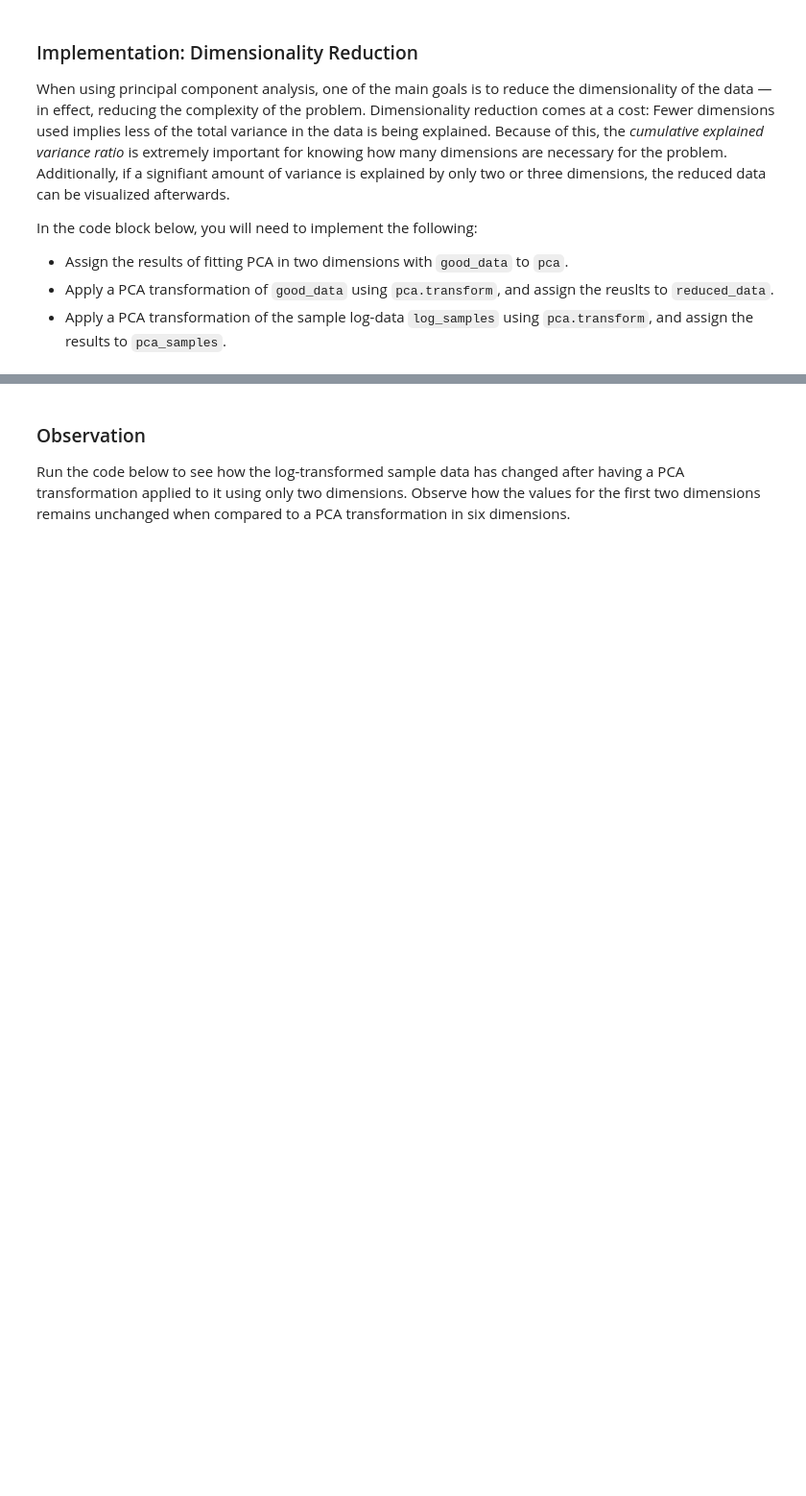
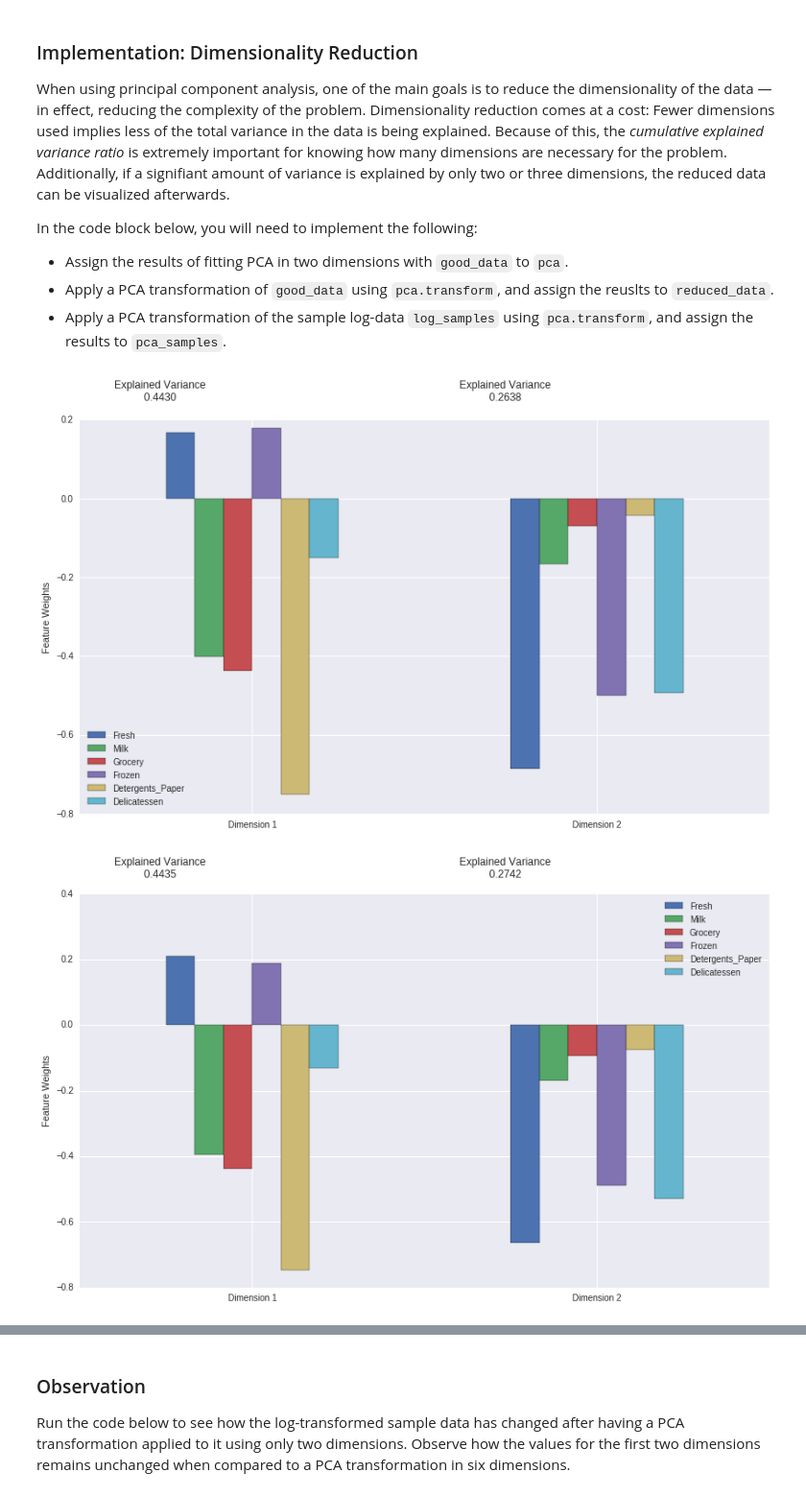
Before and after one commit to afcarl/Udacity-MLND-Project3, a Jupyter notebook: customer_segments.ipynb, the cells around one changed output, grey strips where cells are left out. Shown at 96% size. Cells and saved outputs as stored; diff of their text form; code cells hidden in the pictures; blank space fills up the shorter version.

```diff
--- a/customer_segments.ipynb
+++ b/customer_segments.ipynb
@@ -719,3 +743,8 @@ Thus, following the guideline of the website, I will analysis both with and with
 ### Question 5
 *How much variance in the data is explained* ***in total*** *by the first and second principal component? What about the first four principal components? Using the visualization provided above, discuss what the first four dimensions best represent in terms of customer spending.*
 **Hint:** A positive increase in a specific dimension corresponds with an *increase* of the *positive-weighted* features and a *decrease* of the *negative-weighted* features. The rate of increase or decrease is based on the indivdual feature weights.
+# %%
+for key, val in all_pca_results.iteritems():
+    print "{0} explained: ".format(key)
+    print val['Explained Variance'].cumsum()
+    print "\n"
@@ -786,0 +831,4 @@ display(pd.DataFrame(np.round(pca_samples, 4), columns = pca_results.index.value
+# %%
+for key in all_pca_samples.keys():
+    print "{0} explained: ".format(key)
+    display(pd.DataFrame(np.round(all_pca_samples[key], 4), columns = all_pca_results[key].index.values))
@@ -793,14 +857,23 @@ In the code block below, you will need to implement the following:
  - Apply a PCA transformation of `good_data` using `pca.transform`, and assign the reuslts to `reduced_data`.
  - Apply a PCA transformation of the sample log-data `log_samples` using `pca.transform`, and assign the results to `pca_samples`.
 # %%
-# TODO: Apply PCA by fitting the good data with only two dimensions
-pca = PCA(n_components=2)
-pca.fit(good_data)
-# TODO: Transform the good data using the PCA fit above
-reduced_data = pca.transform(good_data)
+all_reduced_data = {}
 
-# TODO: Transform the sample log-data using the PCA fit above
-pca_samples = pca.transform(log_samples)
+for key in all_pca.keys():
+    # TODO: Apply PCA by fitting the good data with only two dimensions
+    all_pca[key] = PCA(n_components=2)
+    all_pca[key].fit(all_good_data[key])
+    # TODO: Transform the good data using the PCA fit above
+    all_reduced_data[key] = all_pca[key].transform(all_good_data[key])
 
-# Create a DataFrame for the reduced data
-reduced_data = pd.DataFrame(reduced_data, columns = ['Dimension 1', 'Dimension 2'])
+    # TODO: Transform the sample log-data using the PCA fit above
+    all_pca_samples[key] = all_pca[key].transform(log_samples)
+
+    # Create a DataFrame for the reduced data
+    all_reduced_data[key] = pd.DataFrame(all_reduced_data[key], columns = ['Dimension 1', 'Dimension 2'])
+
+    # Generate PCA results plot
+    all_pca_results[key] = rs.pca_results(all_good_data[key], all_pca[key])
+# %% [output]
+[figure, added]
+[figure, added]
```
Also changed, not shown: parts of 14 cells of this notebook.
